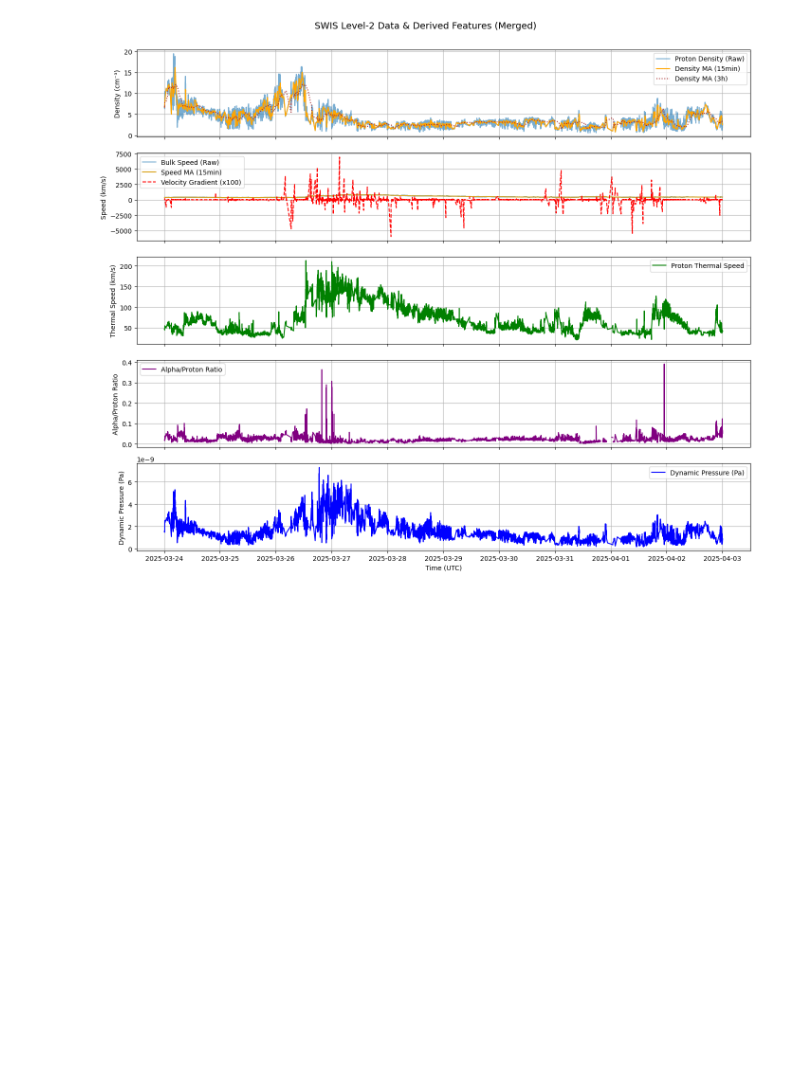
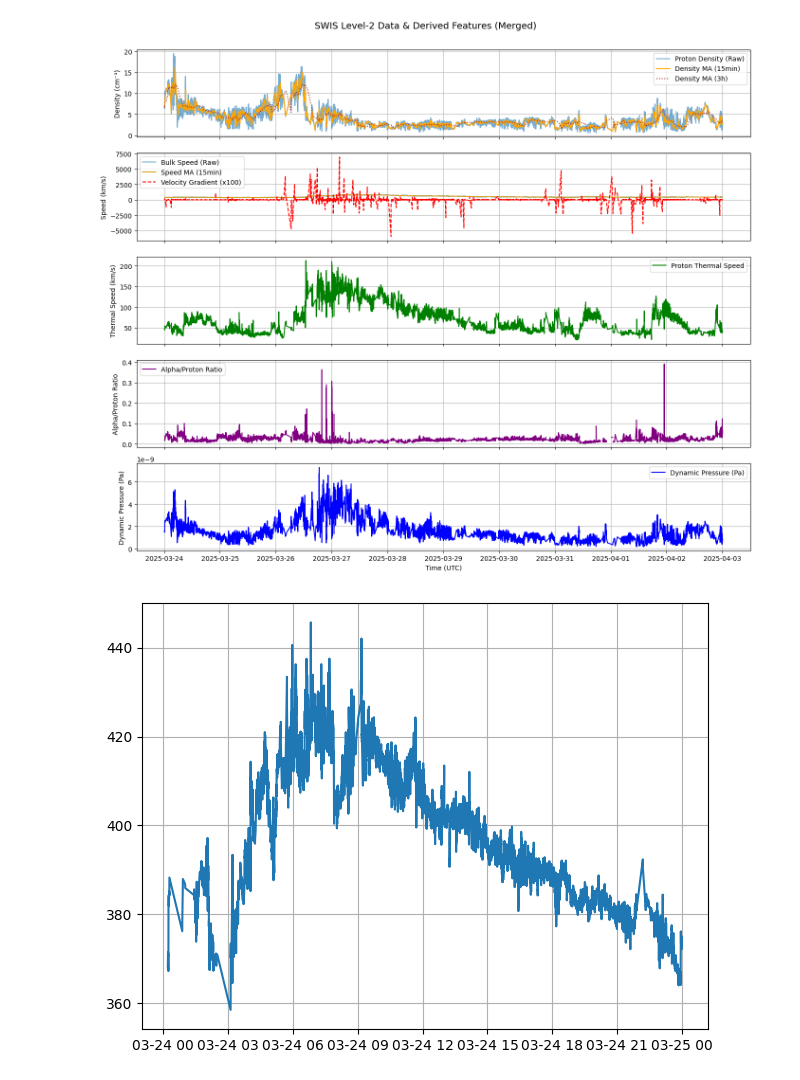
Before and after one commit to Kuldeepda/Antariksh, a Jupyter notebook: analysis/swiss_data_plot.ipynb, the cells around one changed output. Cells and saved outputs as stored; diff of their text form; code cells hidden in the pictures; blank space fills up the shorter version.

```diff
--- a/analysis/swiss_data_plot.ipynb
+++ b/analysis/swiss_data_plot.ipynb
@@ -327,3 +327,35 @@ plt.subplots_adjust(top=0.93)
 plt.show()
 # %% [output]
 [figure]
+# %%
+import matplotlib.pyplot as plt
+from cdflib import CDF
+from cdflib.epochs import CDFepoch
+import numpy as np
+
+# Load the file
+file_path = r'C:\Users\Lenovo\Desktop\Swis_Project\swis_data\AL1_ASW91_L2_BLK_20250324_UNP_9999_999999_V02.cdf'
+cdf = CDF(file_path)
+
+# Convert time
+times = CDFepoch.to_datetime(cdf['epoch_for_cdf_mod'][:])
+
+# Get data
+bulk_speed = cdf['proton_bulk_speed'][:].flatten()
+
+# Get fill value from metadata
+fill_val = cdf.varattsget('proton_bulk_speed').get('FILLVAL')
+
+# Filter out fill values and other extreme outliers
+valid_mask = (bulk_speed != fill_val) & (bulk_speed > 0) & (bulk_speed < 2000)
+
+# Apply mask
+times_clean = np.array(times)[valid_mask]
+bulk_speed_clean = bulk_speed[valid_mask]
+
+plt.plot(times_clean, bulk_speed_clean)
+plt.grid(True)
+plt.tight_layout()
+plt.show()
+# %% [output]
+[figure, added]
```
Also changed, not shown: parts of 5 cells of this notebook.
